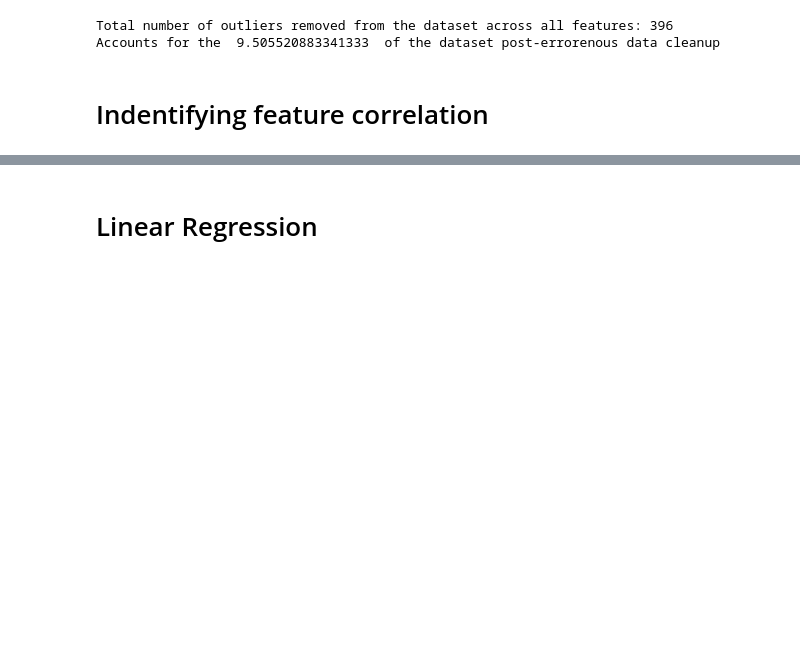
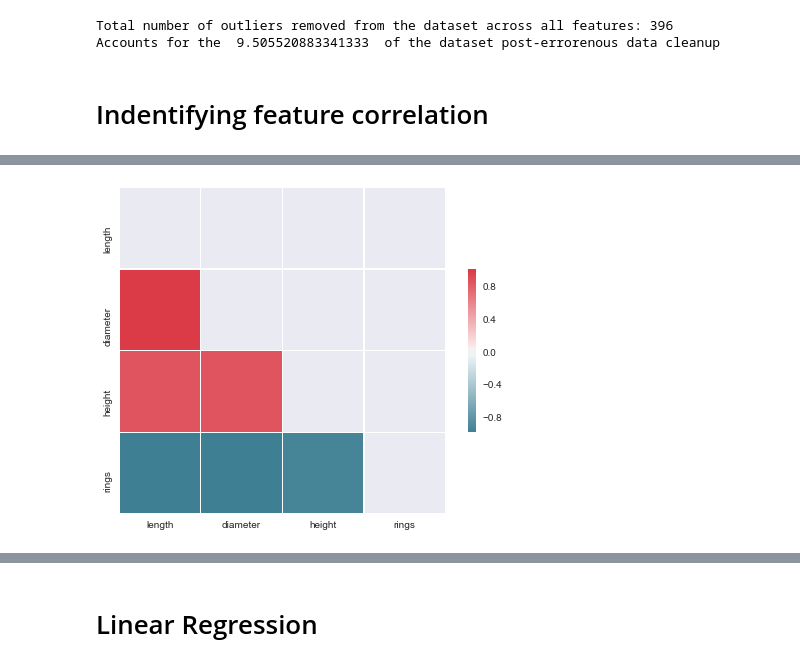
Before and after one commit to viciouspetal/data-analytics-notebook, a Jupyter notebook: Assignment workbook.ipynb, the cells around one changed output, grey strips where cells are left out. Cells and saved outputs as stored; diff of their text form; code cells hidden in the pictures; blank space fills up the shorter version.

```diff
--- a/Assignment workbook.ipynb
+++ b/Assignment workbook.ipynb
@@ -539,0 +547,10 @@ df.corr()
+# %%
+df2=df.drop(['shucked_weight', 'whole_weight', 'viscera_weight', 'shell_weight'], axis='columns').corr()
+corr2 = df2.corr()
+mask = np.zeros_like(corr2, dtype=np.bool)
+mask[np.triu_indices_from(mask)] = True
+f, ax = plt.subplots(figsize=(8, 6))
+cmap = sb.diverging_palette(220, 10, as_cmap=True)
+sb.heatmap(corr2, mask=mask, cmap=cmap, vmax=1,square=True, linewidths=.5, cbar_kws={"shrink": .5}, ax=ax);
+# %% [output]
+[figure, added]
```
Also changed, not shown: parts of 28 cells of this notebook, 1 other file.
